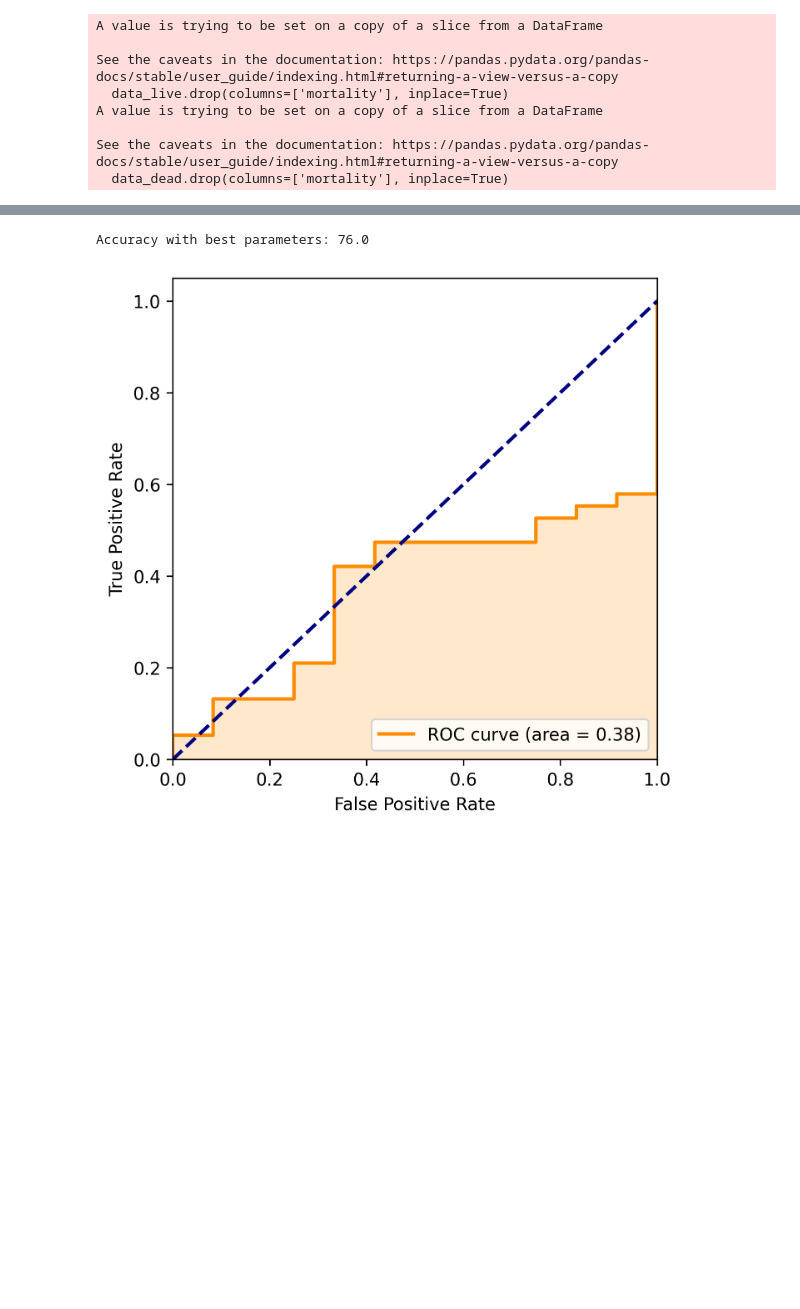
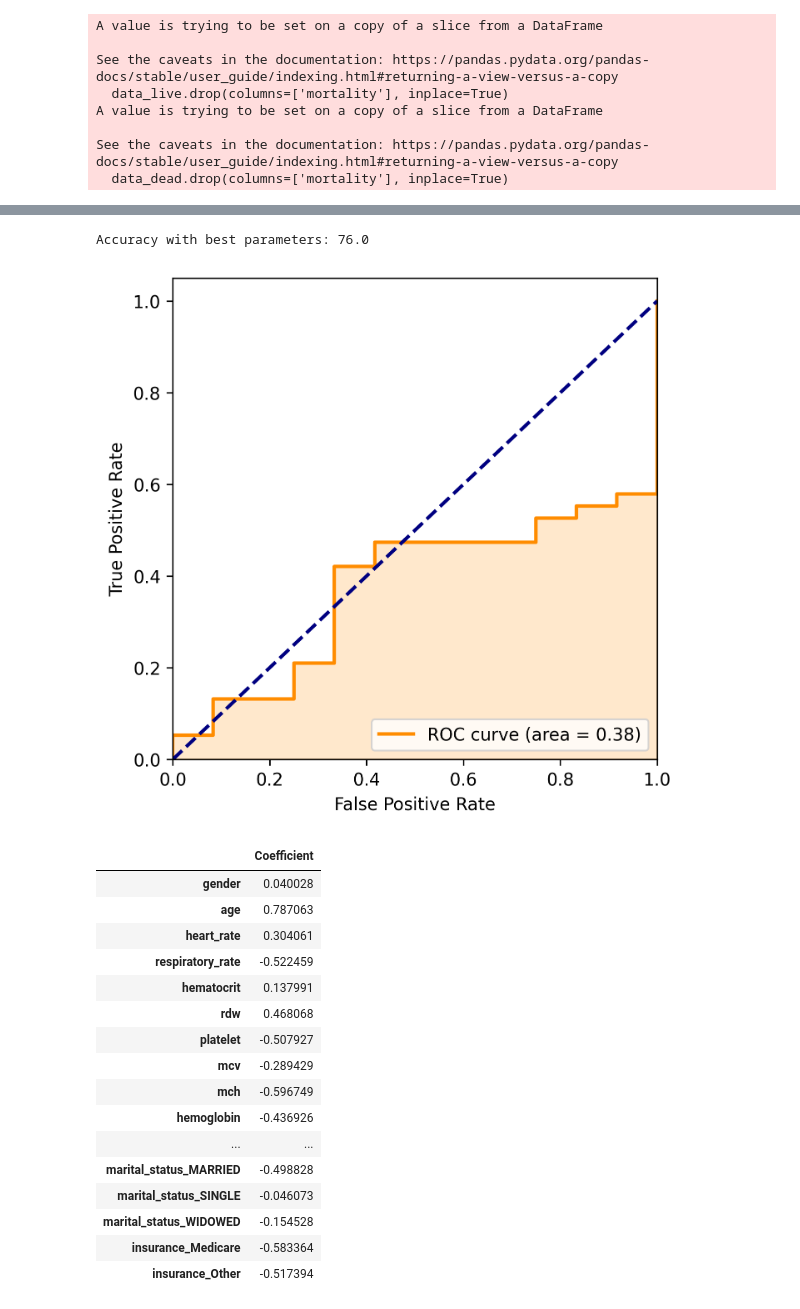
Before and after one commit to sitdownkevin/IBD-EDA, a Jupyter notebook: aes/aes_2024_logistic_regression.ipynb, the cells around one changed output, grey strips where cells are left out. Saved outputs shown, nothing was run; the diff lists cells and outputs as text; code cells hidden in the pictures; blank space fills up the shorter version.

```diff
--- a/aes/aes_2024_logistic_regression.ipynb
+++ b/aes/aes_2024_logistic_regression.ipynb
@@ -82,6 +103,25 @@ Accuracy with best parameters: 80.48780487804879
 # %%
-model_dead = run(data_dead)
+res_dead = run(data_dead)
+
+res_dead
 # %% [output]
 Accuracy with best parameters: 76.0
 [figure]
+|  | Coefficient |
+| gender | 0.040028 |
+| age | 0.787063 |
+| heart_rate | 0.304061 |
+| respiratory_rate | -0.522459 |
+| hematocrit | 0.137991 |
+| rdw | 0.468068 |
+| platelet | -0.507927 |
+| mcv | -0.289429 |
+| mch | -0.596749 |
+| hemoglobin | -0.436926 |
+| ... | ... |
+| marital_status_MARRIED | -0.498828 |
+| marital_status_SINGLE | -0.046073 |
+| marital_status_WIDOWED | -0.154528 |
+| insurance_Medicare | -0.583364 |
+| insurance_Other | -0.517394 |
 # %%
```
Also changed, not shown: parts of 5 cells of this notebook.
